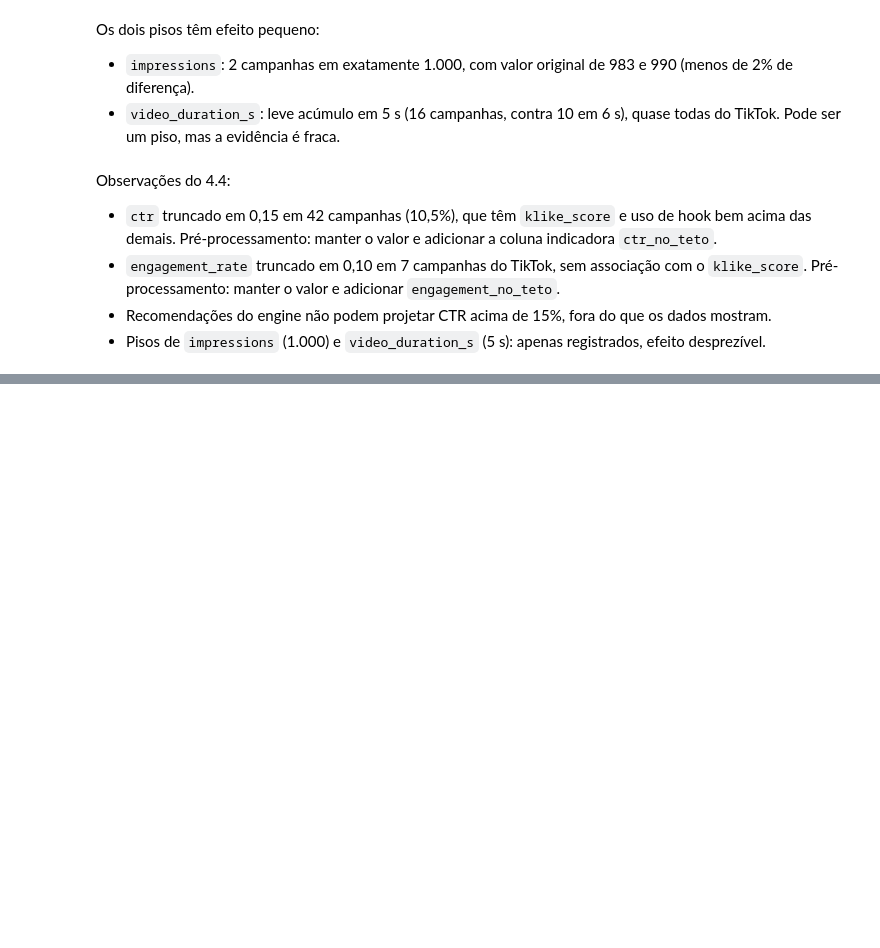
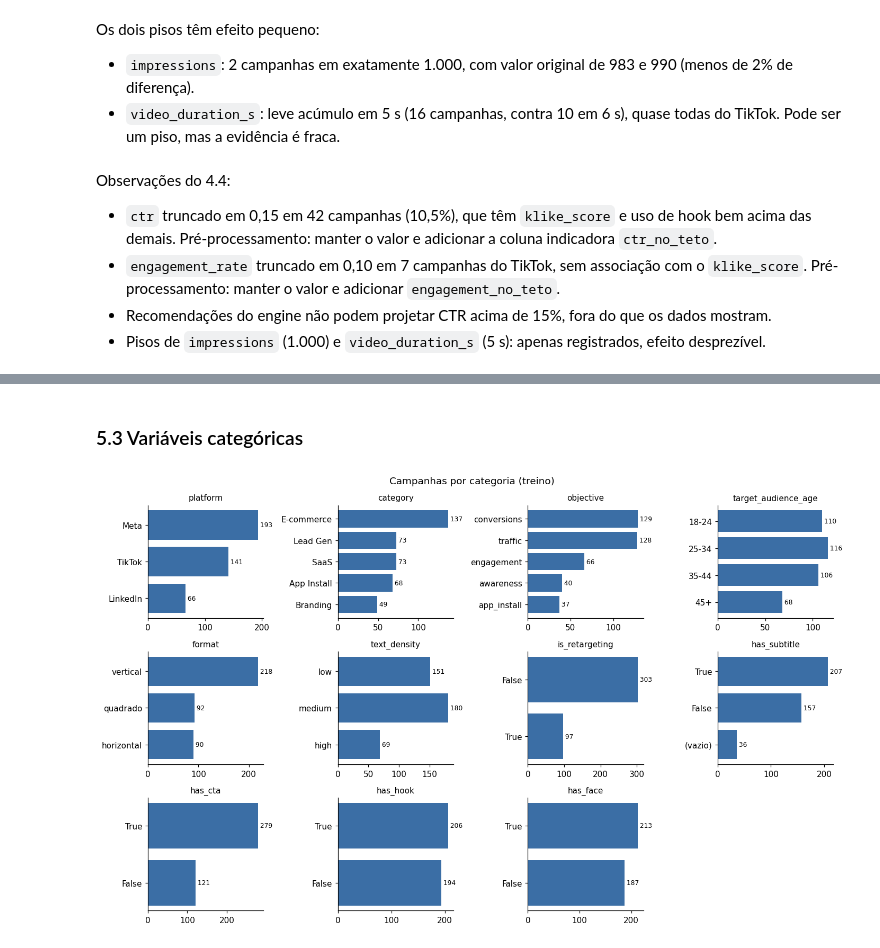
Before and after one commit to JoaoVivacqua/klike-challenge, a Jupyter notebook: notebooks/01_eda.ipynb, the cells around one changed output, grey strips where cells are left out. Saved outputs shown, nothing was run; the diff lists cells and outputs as text; code cells hidden in the pictures; blank space fills up the shorter version.

```diff
--- a/notebooks/01_eda.ipynb
+++ b/notebooks/01_eda.ipynb
@@ -610,0 +697,23 @@ Observações do 4.4:
+# %% [markdown]
+### 5.3 Variáveis categóricas
+# %%
+categoricas = ["platform", "category", "objective", "target_audience_age", "format", "text_density",
+               "is_retargeting", "has_subtitle", "has_cta", "has_hook", "has_face"]
+ORDEM = {"target_audience_age": ["18-24", "25-34", "35-44", "45+"],
+         "text_density": ["low", "medium", "high"]}
+
+fig, axes = plt.subplots(3, 4, figsize=(13, 8))
+for ax, col in zip(axes.flat, categoricas):
+    contagem = dados[col].astype("string").fillna("(vazio)").value_counts()
+    if col in ORDEM:
+        contagem = contagem.reindex(ORDEM[col])
+    ax.barh(contagem.index[::-1], contagem.values[::-1], color=COR)
+    ax.set_title(col, fontsize=10)
+    for i, v in enumerate(contagem.values[::-1]):
+        ax.text(v, i, f" {v}", va="center", fontsize=8)
+axes.flat[-1].axis("off")
+fig.suptitle("Campanhas por categoria (treino)")
+fig.tight_layout()
+fig.savefig(PASTA_FIGURAS / "03_categoricas.png")
+# %% [output]
+[figure, added]
```
Also changed, not shown: parts of 84 cells of this notebook, 15 other files.
